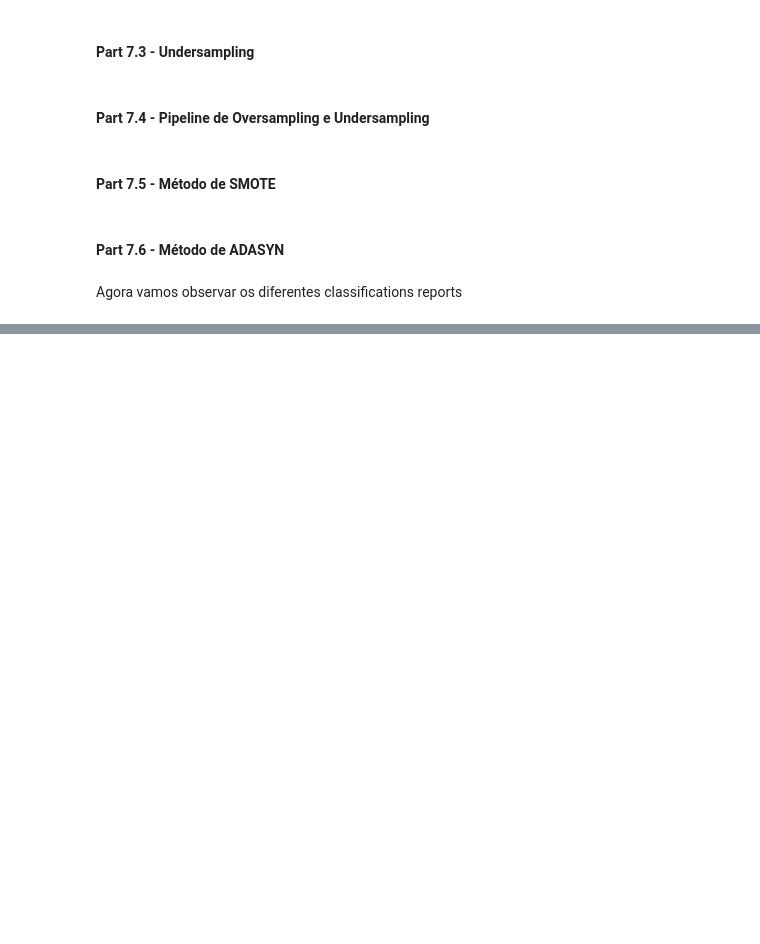
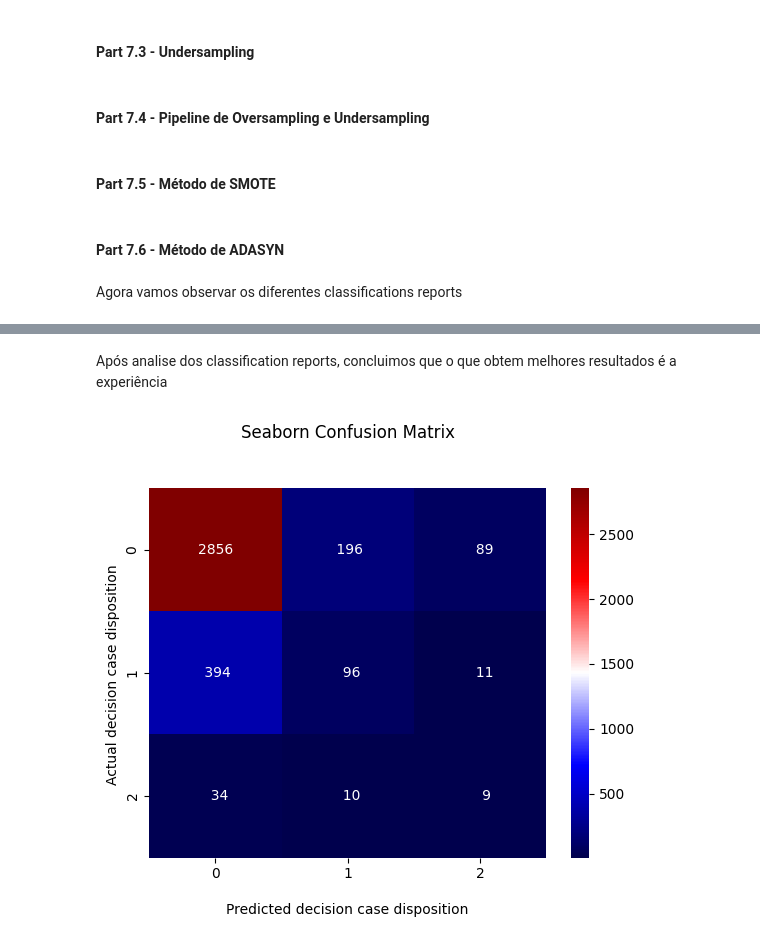
Before and after one commit to pedro-nuno-monteiro/ac_projeto, a Jupyter notebook: project scen B.ipynb, the cells around one changed output, grey strips where cells are left out. Saved outputs shown, nothing was run; the diff lists cells and outputs as text; code cells hidden in the pictures; blank space fills up the shorter version.

```diff
--- a/project scen B.ipynb
+++ b/project scen B.ipynb
@@ -1148,0 +1153,15 @@ weighted avg       0.80      0.22      0.32      3695
+# %% [markdown]
+Após analise dos classification reports, concluimos que o que obtem melhores resultados é a experiência
+# %%
+y_pred_6_rf = y_pred_6
+
+cf_matrix = confusion_matrix(y_test, y_pred_6)
+
+ax = sns.heatmap(cf_matrix, annot = True, cmap = 'seismic', fmt = "4.0f")
+ax.set_title('Seaborn Confusion Matrix\n\n')
+ax.set_xlabel('\nPredicted decision case disposition')
+ax.set_ylabel('Actual decision case disposition ')
+
+plt.show()
+# %% [output]
+[figure, added]
```
Also changed, not shown: parts of 8 cells of this notebook, 1 other file.
